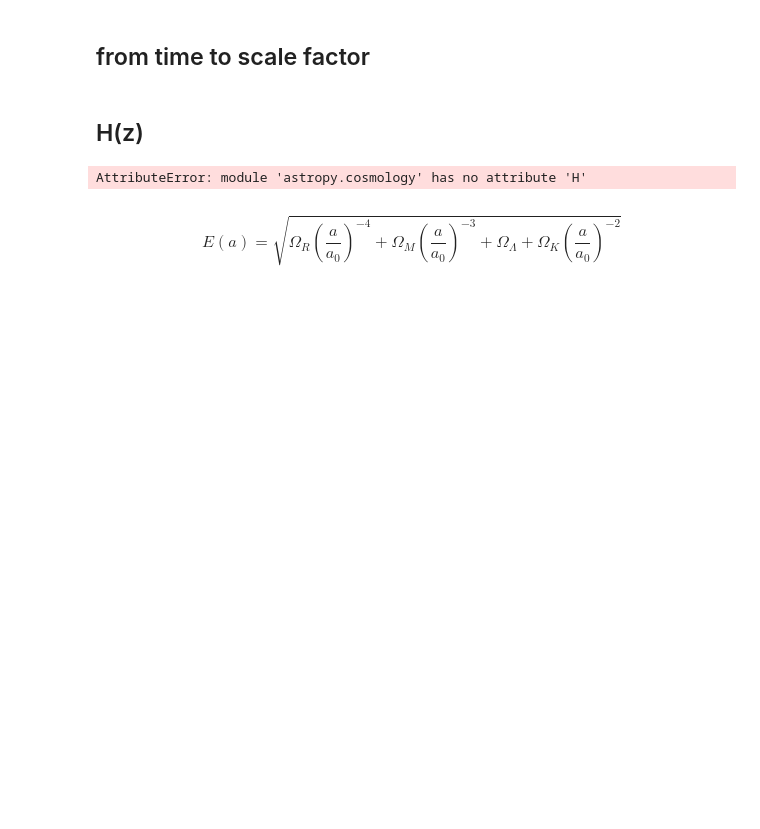
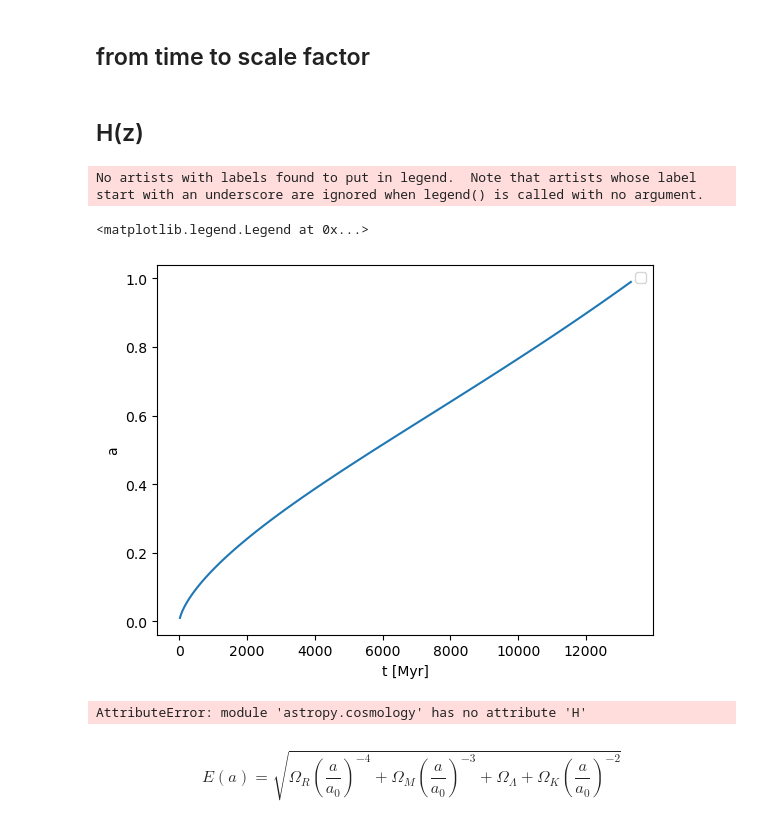
Before and after one commit to SiyiZhao/learnCosmology, a Jupyter notebook: code/expansion.ipynb, the cells around one changed output. Saved outputs shown, nothing was run; the diff lists cells and outputs as text; code cells hidden in the pictures; blank space fills up the shorter version.

```diff
--- a/code/expansion.ipynb
+++ b/code/expansion.ipynb
@@ -18,3 +22,26 @@ from matplotlib import pyplot as plt
+# %%
+def dt_over_da(a, H0, a0, OmR, OmM, OmL, OmK):
+    sq = H0 * a0 * np.sqrt(OmR /a**(2) + OmM / a + OmL *a**2 + OmK)
+    return 1/sq
+# %%
+a1_l = np.arange(0.01, 1, 0.01)
+t_l = []
+# %%
+Mpc_over_km = 3.08567758 * 10**19
+Myr_over_s = 365.25*24*3600 * 10**6
+# %%
+for a1 in a1_l:
+    t = integrate.quad(lambda a: dt_over_da(a, 70/Mpc_over_km*Myr_over_s, 1, 0, 0.3, 0.7, 0), 0, a1)
+    t_l.append(t[0])
+# %%
+plt.plot(t_l, a1_l)
+plt.xlabel("t [Myr]")
+plt.ylabel("a")
+plt.legend()
+# %% [output]
+No artists with labels found to put in legend.  Note that artists whose label start with an underscore are ignored when legend() is called with no argument.
+<matplotlib.legend.Legend at 0x...>
+[figure, added]
 # %%
 z = np.arange(0, 1000, 1)
 # %%
```
Also changed, not shown: parts of 2 cells of this notebook, 8 other files.
